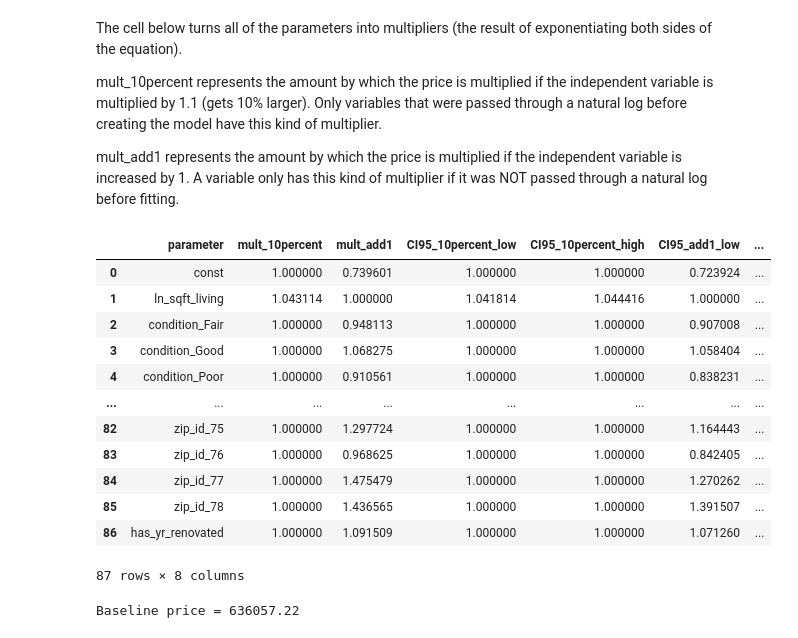
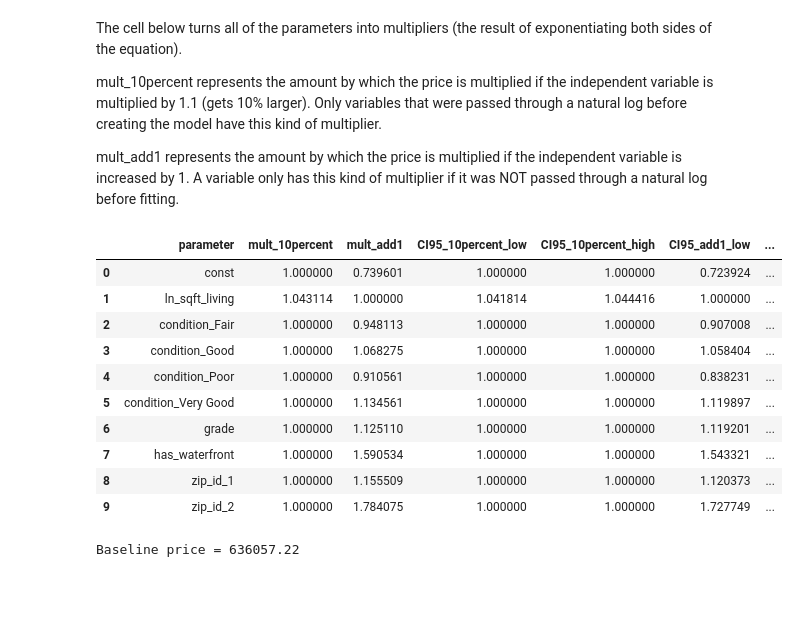
Before and after one commit to daviderics/KC-House-Sales-Phase-2-Project, a Jupyter notebook: student.ipynb, the cells around one changed output. Cells and saved outputs as stored; diff of their text form; code cells hidden in the pictures; blank space fills up the shorter version.

```diff
--- a/student.ipynb
+++ b/student.ipynb
@@ -795,34 +795,32 @@ mult_add1 represents the amount by which the price is multiplied if the independ
 # %%
 df_results = pd.DataFrame({'parameter': [par for par in results.params.index],\
                            'mult_10percent': [1.1**results.params[par] if par[0:3] == 'ln_' else 1 \
                                               for par in results.params.index],\
                            'mult_add1': [np.exp(results.params[par]) if par[0:3] != 'ln_' else 1 \
                                          for par in results.params.index],\
                            'CI95_10percent_low':[1.1**(results.params[par]-2*np.sqrt(results.cov_params()[par][par])) \
                                                  if par[0:3] == 'ln_' else 1 for par in results.params.index],\
                            'CI95_10percent_high':[1.1**(results.params[par]+2*np.sqrt(results.cov_params()[par][par])) \
                                                   if par[0:3] == 'ln_' else 1 for par in results.params.index],\
                            'CI95_add1_low':[np.exp(results.params[par]-2*np.sqrt(results.cov_params()[par][par])) \
                                             if par[0:3] != 'ln_' else 1 for par in results.params.index],\
                            'CI95_add1_high':[np.exp(results.params[par]+2*np.sqrt(results.cov_params()[par][par])) \
                                             if par[0:3] != 'ln_' else 1 for par in results.params.index],\
                            'p-value':[results.pvalues[par] for par in results.params.index]}
                           )
-df_results
+df_results[0:10]
 # %% [output]
 |  | parameter | mult_10percent | mult_add1 | CI95_10percent_low | CI95_10percent_high | CI95_add1_low | ... |
 | 0 | const | 1.000000 | 0.739601 | 1.000000 | 1.000000 | 0.723924 | ... |
 | 1 | ln_sqft_living | 1.043114 | 1.000000 | 1.041814 | 1.044416 | 1.000000 | ... |
 | 2 | condition_Fair | 1.000000 | 0.948113 | 1.000000 | 1.000000 | 0.907008 | ... |
 | 3 | condition_Good | 1.000000 | 1.068275 | 1.000000 | 1.000000 | 1.058404 | ... |
 | 4 | condition_Poor | 1.000000 | 0.910561 | 1.000000 | 1.000000 | 0.838231 | ... |
-| ... | ... | ... | ... | ... | ... | ... | ... |
-| 82 | zip_id_75 | 1.000000 | 1.297724 | 1.000000 | 1.000000 | 1.164443 | ... |
-| 83 | zip_id_76 | 1.000000 | 0.968625 | 1.000000 | 1.000000 | 0.842405 | ... |
-| 84 | zip_id_77 | 1.000000 | 1.475479 | 1.000000 | 1.000000 | 1.270262 | ... |
-| 85 | zip_id_78 | 1.000000 | 1.436565 | 1.000000 | 1.000000 | 1.391507 | ... |
-| 86 | has_yr_renovated | 1.000000 | 1.091509 | 1.000000 | 1.000000 | 1.071260 | ... |
+| 5 | condition_Very Good | 1.000000 | 1.134561 | 1.000000 | 1.000000 | 1.119897 | ... |
+| 6 | grade | 1.000000 | 1.125110 | 1.000000 | 1.000000 | 1.119201 | ... |
+| 7 | has_waterfront | 1.000000 | 1.590534 | 1.000000 | 1.000000 | 1.543321 | ... |
+| 8 | zip_id_1 | 1.000000 | 1.155509 | 1.000000 | 1.000000 | 1.120373 | ... |
+| 9 | zip_id_2 | 1.000000 | 1.784075 | 1.000000 | 1.000000 | 1.727749 | ... |
-87 rows × 8 columns
 # %%
 # Get baseline price
 
```
Also changed, not shown: parts of 10 cells of this notebook.
